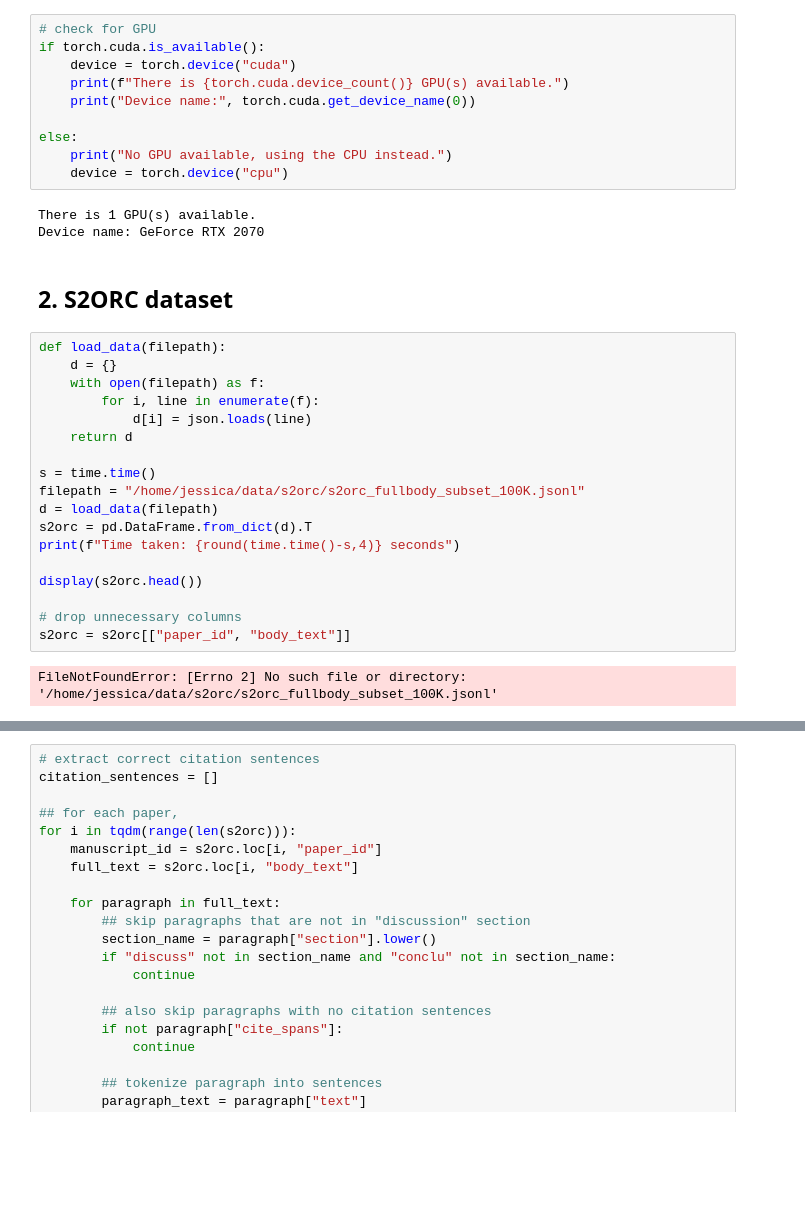
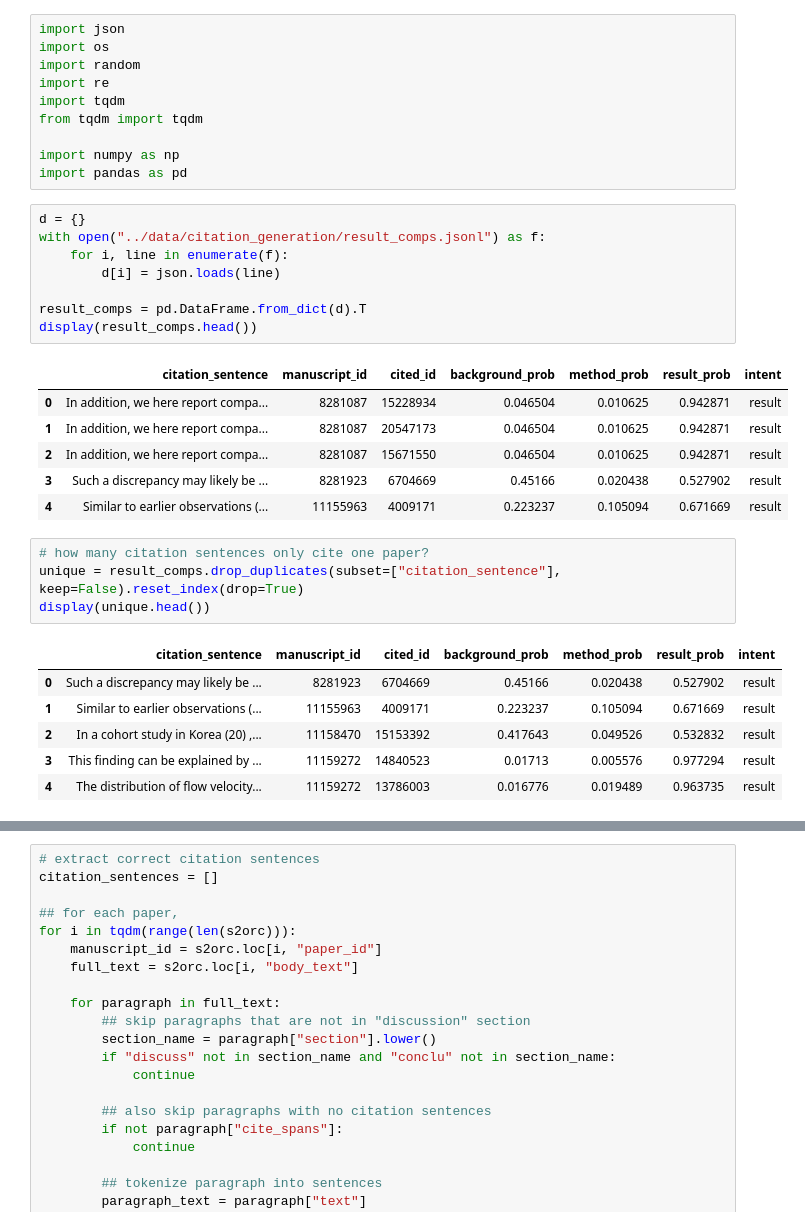
Before and after one commit to shengshimeiyan/citation-generation, a Jupyter notebook: notebooks/1_citation_sentences_extraction_and_labelling.ipynb, the cells around one changed output, grey strips where cells are left out. Saved outputs shown, nothing was run; the diff lists cells and outputs as text; blank space fills up the shorter version.

```diff
--- a/notebooks/1_citation_sentences_extraction_and_labelling.ipynb
+++ b/notebooks/1_citation_sentences_extraction_and_labelling.ipynb
@@ -30,35 +1,36 @@ from citation_intent_classification import CiteBERT
-# %%
-# check for GPU
-if torch.cuda.is_available():
-    device = torch.device("cuda")
-    print(f"There is {torch.cuda.device_count()} GPU(s) available.")
-    print("Device name:", torch.cuda.get_device_name(0))
-
-else:
-    print("No GPU available, using the CPU instead.")
-    device = torch.device("cpu")
-# %% [output]
-There is 1 GPU(s) available.
-Device name: GeForce RTX 2070
-# %% [markdown]
-## 2. S2ORC dataset
+# %%
+import json
+import os
+import random
+import re
+import tqdm
+from tqdm import tqdm
+
+import numpy as np
+import pandas as pd
 # %%
-def load_data(filepath):
-    d = {}
-    with open(filepath) as f:
-        for i, line in enumerate(f):
-            d[i] = json.loads(line)
-    return d
+d = {}
+with open("../data/citation_generation/result_comps.jsonl") as f:
+    for i, line in enumerate(f):
+        d[i] = json.loads(line)
 
-s = time.time()
-filepath = "/home/jessica/data/s2orc/s2orc_fullbody_subset_100K.jsonl"
-d = load_data(filepath)
-s2orc = pd.DataFrame.from_dict(d).T
-print(f"Time taken: {round(time.time()-s,4)} seconds")
-
-display(s2orc.head())
-
-# drop unnecessary columns
-s2orc = s2orc[["paper_id", "body_text"]]
+result_comps = pd.DataFrame.from_dict(d).T
+display(result_comps.head())
 # %% [output]
-FileNotFoundError: [Errno 2] No such file or directory: '/home/jessica/data/s2orc/s2orc_fullbody_subset_100K.jsonl'
+|  | citation_sentence | manuscript_id | cited_id | background_prob | method_prob | result_prob | intent |
+| 0 | In addition, we here report compa... | 8281087 | 15228934 | 0.046504 | 0.010625 | 0.942871 | result |
+| 1 | In addition, we here report compa... | 8281087 | 20547173 | 0.046504 | 0.010625 | 0.942871 | result |
+| 2 | In addition, we here report compa... | 8281087 | 15671550 | 0.046504 | 0.010625 | 0.942871 | result |
+| 3 | Such a discrepancy may likely be ... | 8281923 | 6704669 | 0.45166 | 0.020438 | 0.527902 | result |
+| 4 | Similar to earlier observations (... | 11155963 | 4009171 | 0.223237 | 0.105094 | 0.671669 | result |
+# %%
+# how many citation sentences only cite one paper?
+unique = result_comps.drop_duplicates(subset=["citation_sentence"], keep=False).reset_index(drop=True)
+display(unique.head())
+# %% [output]
+|  | citation_sentence | manuscript_id | cited_id | background_prob | method_prob | result_prob | intent |
+| 0 | Such a discrepancy may likely be ... | 8281923 | 6704669 | 0.45166 | 0.020438 | 0.527902 | result |
+| 1 | Similar to earlier observations (... | 11155963 | 4009171 | 0.223237 | 0.105094 | 0.671669 | result |
+| 2 | In a cohort study in Korea (20) ,... | 11158470 | 15153392 | 0.417643 | 0.049526 | 0.532832 | result |
+| 3 | This finding can be explained by ... | 11159272 | 14840523 | 0.01713 | 0.005576 | 0.977294 | result |
+| 4 | The distribution of flow velocity... | 11159272 | 13786003 | 0.016776 | 0.019489 | 0.963735 | result |
```
Also changed, not shown: parts of 13 cells of this notebook, 2 other files.
